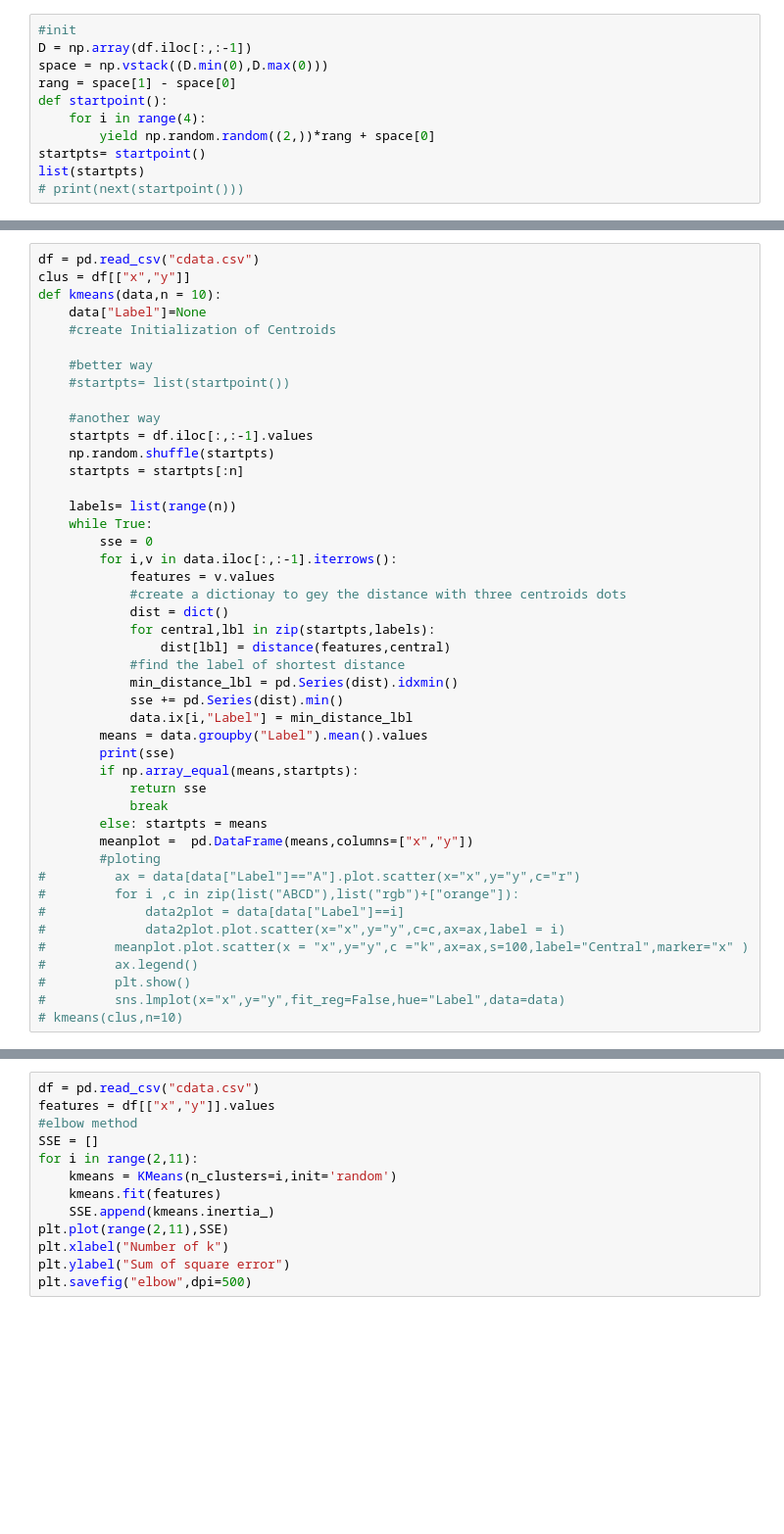
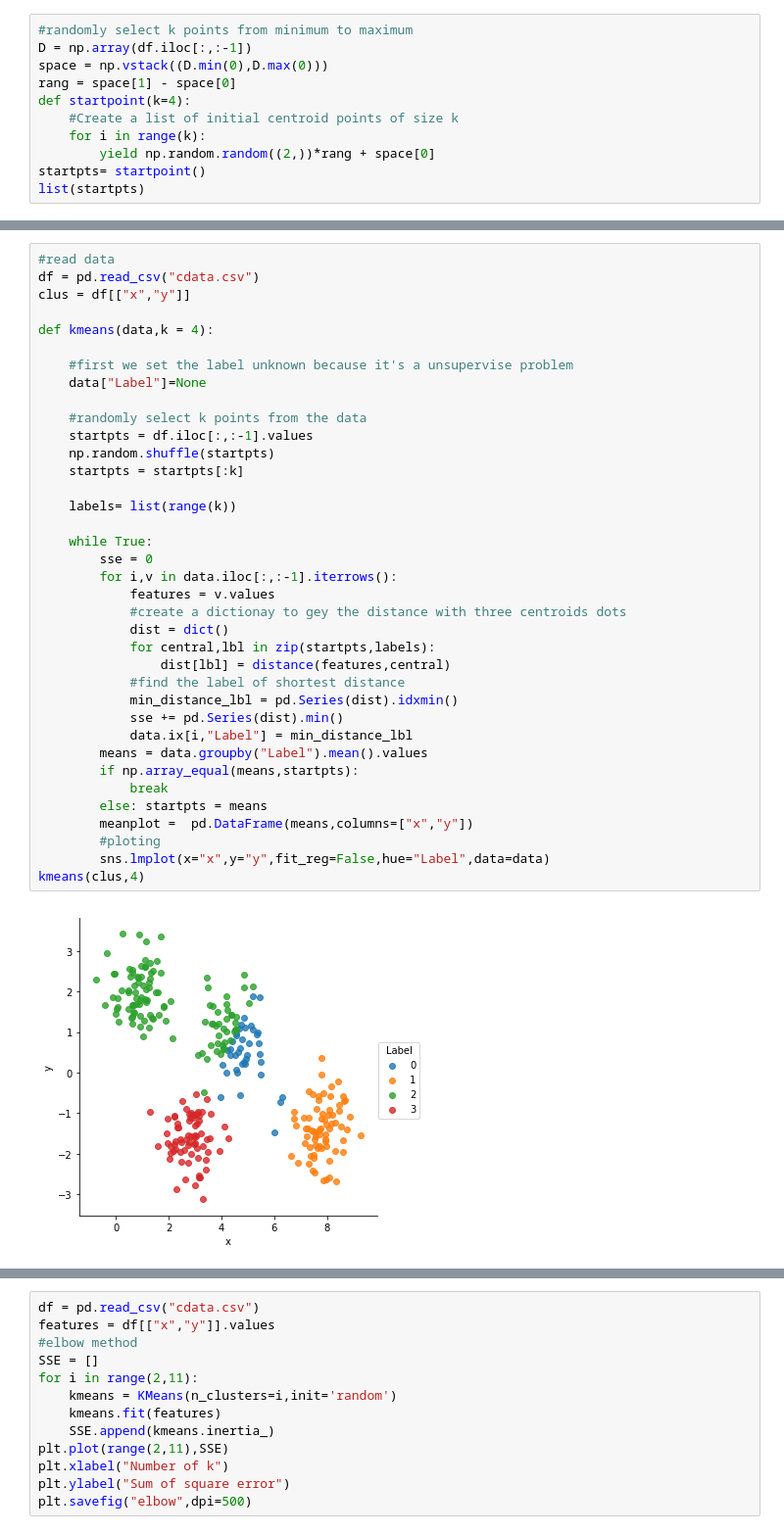
Before and after one commit to Roytsai27/K-means-algorithm-convergence-process, a Jupyter notebook: K-means.ipynb, the cells around one changed output, grey strips where cells are left out. Shown: that part at 98% size. Drawn from its saved outputs; the diff is of its cells as text; blank space fills up the shorter version.

```diff
--- a/K-means.ipynb
+++ b/K-means.ipynb
@@ -15,12 +18,12 @@ sns.lmplot(x="x",y="y",fit_reg=False,hue="cluster",data=df)
 # %%
-#init
+#randomly select k points from minimum to maximum
 D = np.array(df.iloc[:,:-1])
 space = np.vstack((D.min(0),D.max(0)))
 rang = space[1] - space[0]
-def startpoint():
-    for i in range(4):
+def startpoint(k=4):
+    #Create a list of initial centroid points of size k
+    for i in range(k):
         yield np.random.random((2,))*rang + space[0]
 startpts= startpoint()
 list(startpts)
-# print(next(startpoint()))
 # %% [output]
@@ -37,45 +42,39 @@ def get_centroid_point(x):
 # %%
+#read data
 df = pd.read_csv("cdata.csv")
 clus = df[["x","y"]]
-def kmeans(data,n = 10):
+
+def kmeans(data,k = 4):
+
+    #first we set the label unknown because it's a unsupervise problem
     data["Label"]=None
-    #create Initialization of Centroids
 
-    #better way
-    #startpts= list(startpoint())
-
-    #another way
+    #randomly select k points from the data
     startpts = df.iloc[:,:-1].values
     np.random.shuffle(startpts)
-    startpts = startpts[:n]
+    startpts = startpts[:k]
 
-    labels= list(range(n))
+    labels= list(range(k))
+
     while True:
         sse = 0
         for i,v in data.iloc[:,:-1].iterrows():
             features = v.values
             #create a dictionay to gey the distance with three centroids dots
             dist = dict()
             for central,lbl in zip(startpts,labels):
                 dist[lbl] = distance(features,central)
             #find the label of shortest distance
             min_distance_lbl = pd.Series(dist).idxmin()
             sse += pd.Series(dist).min()
             data.ix[i,"Label"] = min_distance_lbl
         means = data.groupby("Label").mean().values
-        print(sse)
         if np.array_equal(means,startpts):
-            return sse
             break
         else: startpts = means
         meanplot =  pd.DataFrame(means,columns=["x","y"])
         #ploting
-#         ax = data[data["Label"]=="A"].plot.scatter(x="x",y="y",c="r")
-#         for i ,c in zip(list("ABCD"),list("rgb")+["orange"]):
-#             data2plot = data[data["Label"]==i]
-#             data2plot.plot.scatter(x="x",y="y",c=c,ax=ax,label = i)
-#         meanplot.plot.scatter(x = "x",y="y",c ="k",ax=ax,s=100,label="Central",marker="x" )
-#         ax.legend()
-#         plt.show()
-#         sns.lmplot(x="x",y="y",fit_reg=False,hue="Label",data=data)
-# kmeans(clus,n=10)
+        sns.lmplot(x="x",y="y",fit_reg=False,hue="Label",data=data)
+kmeans(clus,4)
+# %% [output]
+[figure, added]
```
Also changed, not shown: parts of 9 cells of this notebook.
